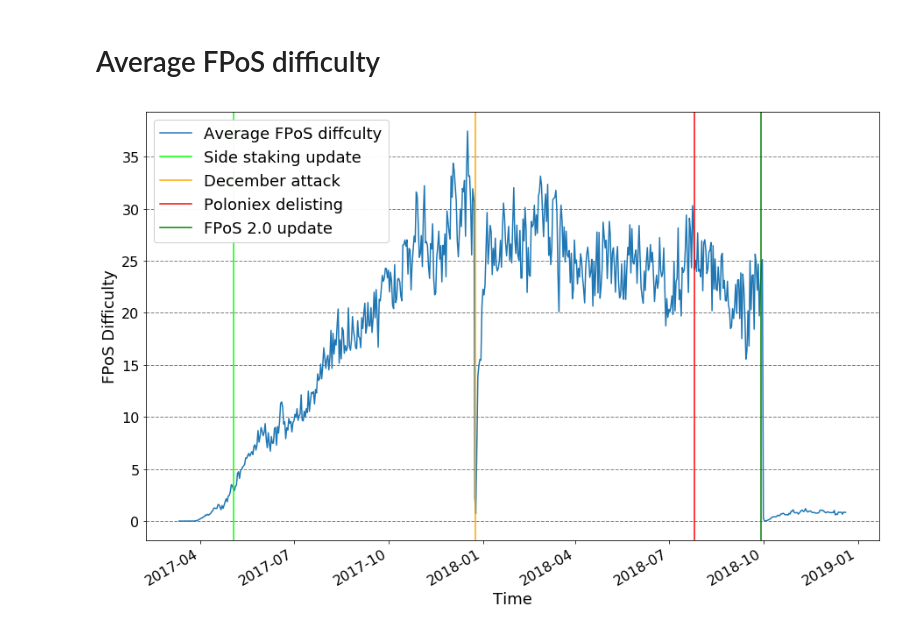
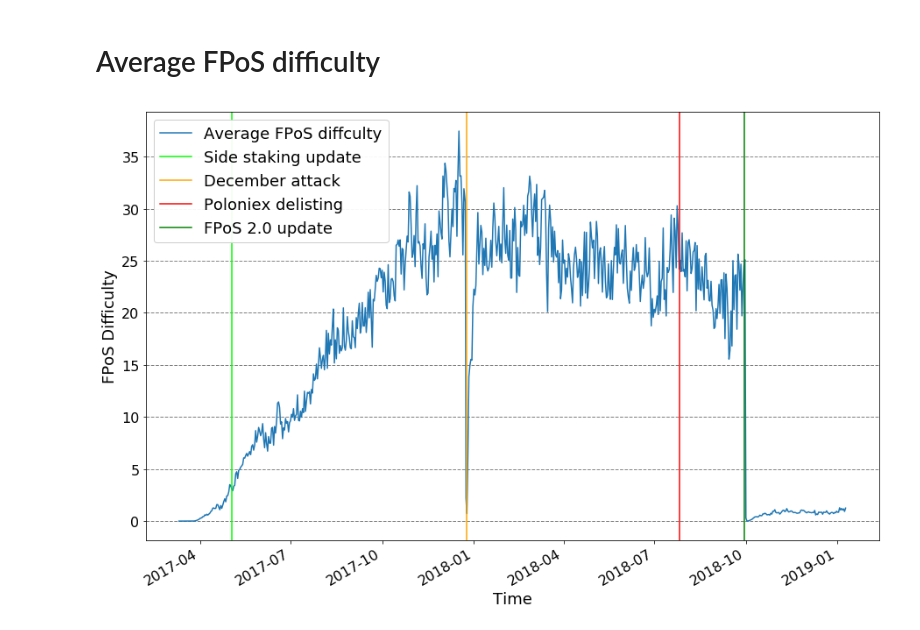
Before and after one commit to Astrych/pink-stats, a Jupyter notebook: Pinkcoin_difficulty_statistics.ipynb, the cells around one changed output. Saved outputs shown, nothing was run; the diff lists cells and outputs as text; code cells hidden in the pictures.

```diff
--- a/Pinkcoin_difficulty_statistics.ipynb
+++ b/Pinkcoin_difficulty_statistics.ipynb
@@ -6,4 +7,5 @@ from datetime import datetime
 
 %matplotlib inline
 # %%
-data = pd.read_csv("csvs/day.csv", parse_dates=["time"])
+data = pd.read_csv("csvs/days.csv", parse_dates=["time"])
+data.set_index("time", inplace=True)
@@ -63,25 +98,25 @@ plt.legend(loc="upper left", framealpha=0.95, prop={"size": 18});
 # Average FPoS difficulty
 # %%
 data[2:].plot(
-    x="time", y="avg_fpos_difficulty",
+    y="avg_fpos_difficulty",
     figsize=(15, 10),
     label="Average FPoS diffculty"
 )
 
 ax = plt.gca()
 ax.tick_params(axis="both", which="major", labelsize=24)
 ax.tick_params(axis="both", which="major", labelsize=16)
 
 ax.yaxis.grid(which="major", color="grey", linestyle="--", linewidth=1)
 
 plt.xlabel("Time", fontsize=18)
 plt.ylabel('FPoS Difficulty', fontsize=18)
 
 plt.axvline(x=datetime(2017, 5, 3), ymin=0, ymax=2, color="lime", label="Side staking update")
 plt.axvline(x=datetime(2017, 12, 25), ymin=0, ymax=2, color="orange", label="December attack")
 plt.axvline(x=datetime(2018, 7,26), ymin=0, ymax=2, color="red", label="Poloniex delisting")
 plt.axvline(x=datetime(2018, 9, 29), ymin=0, ymax=2, color="green", label="FPoS 2.0 update")
 
 plt.legend(loc="upper left", framealpha=0.95, prop={"size": 18});
 # %% [output]
-[figure, old version]
+[figure, new version]
```
Also changed, not shown: parts of 8 cells of this notebook, 47 other files.
